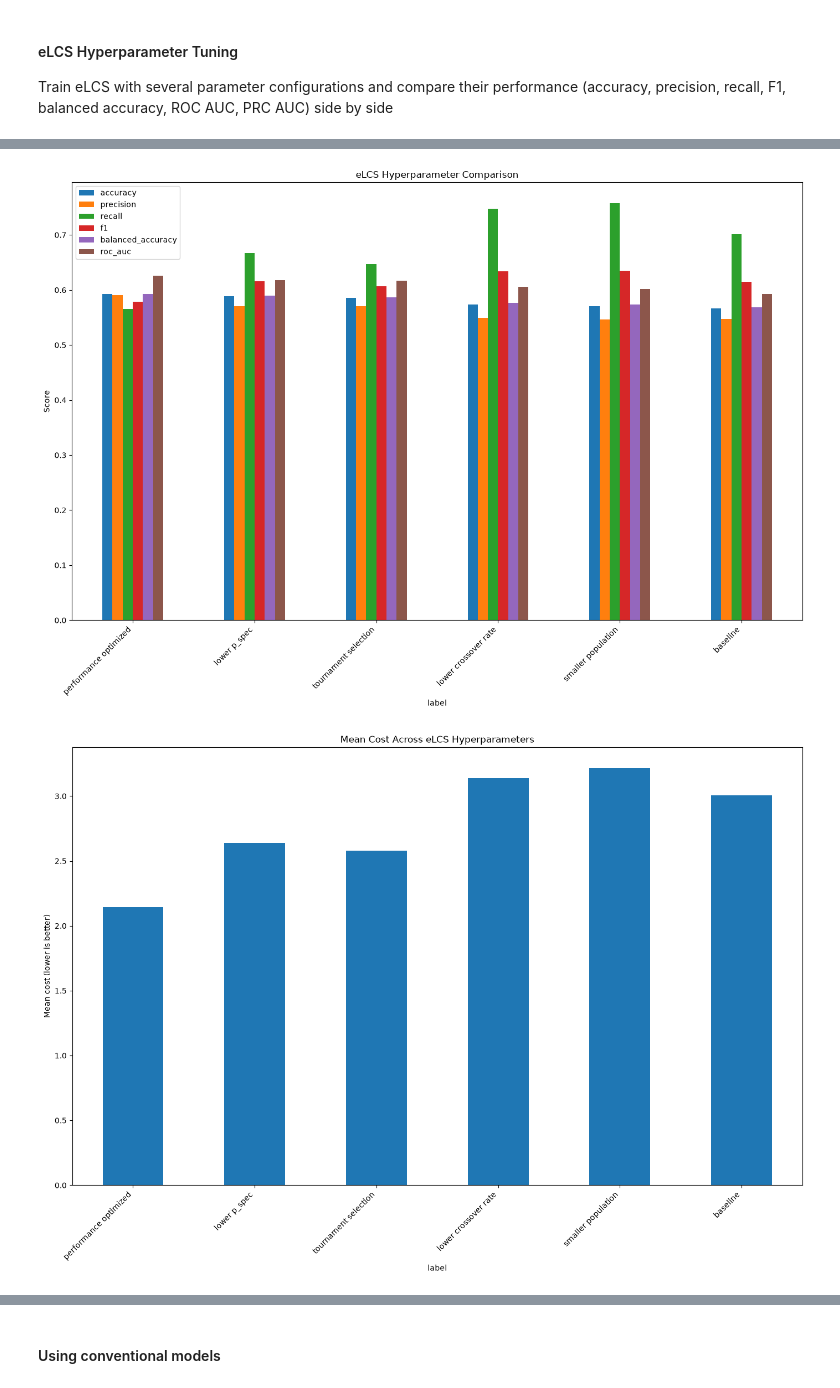
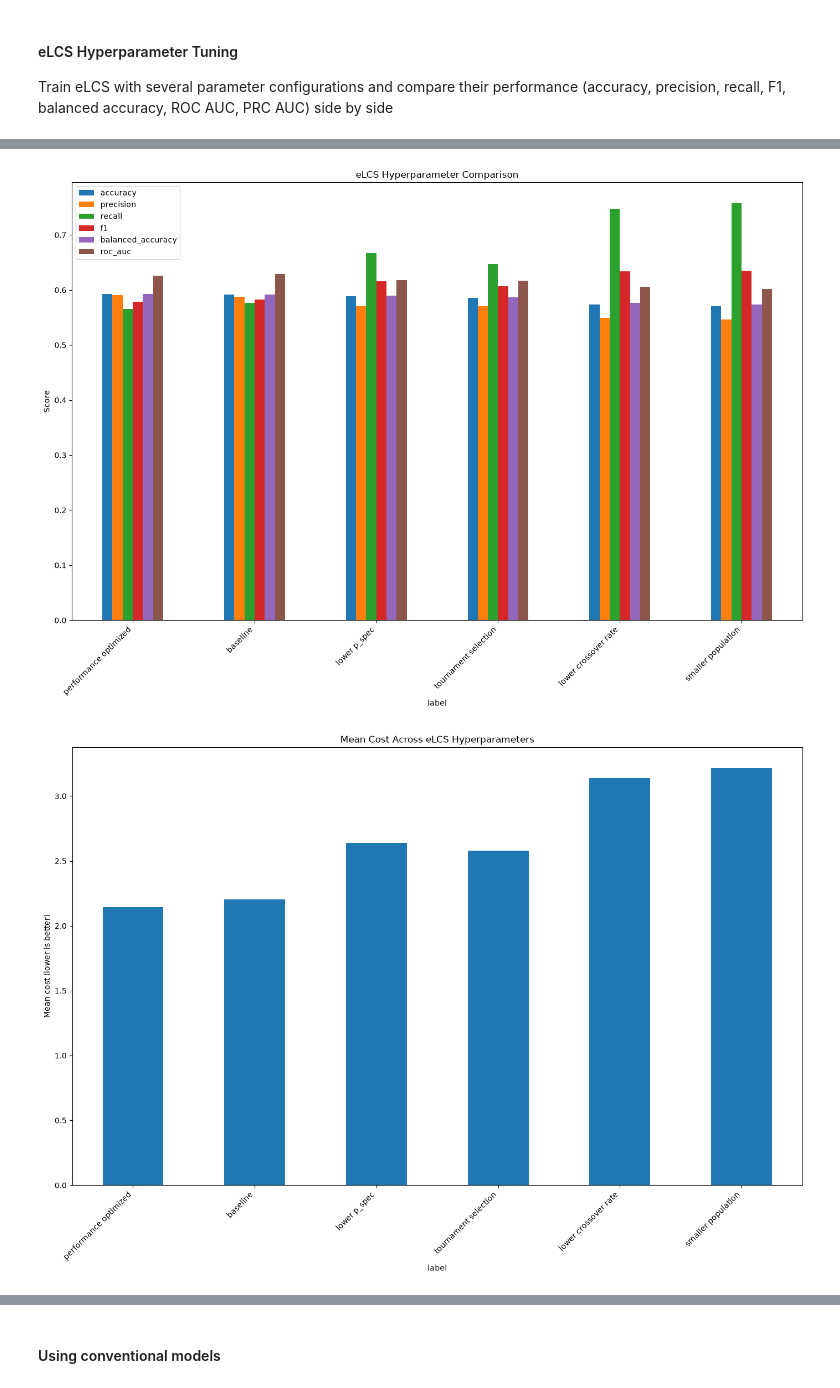
Before and after one commit to adithya-blip111/data_ai_project, a Jupyter notebook: src/data_ai_project_p2_lcs_improved.ipynb, the cells around one changed output, grey strips where cells are left out. Cells and saved outputs as stored; diff of their text form; code cells hidden in the pictures.

```diff
--- a/src/data_ai_project_p2_lcs_improved.ipynb
+++ b/src/data_ai_project_p2_lcs_improved.ipynb
@@ -1181,16 +1181,7 @@ training_iterations = 2000
 track_accuracy_while_fit = False
 
 elcs_param_grid = {
-    f"baseline": dict(
-        learning_iterations=training_iterations,
-        N=1000,
-        p_spec=0.5,
-        nu=5,
-        chi=0.8,
-        mu=0.04,
-        track_accuracy_while_fit=track_accuracy_while_fit,
-        random_state=42,
-    ),
+    f"baseline": dict(),
     # "larger population (N=2000)": dict(
     #     learning_iterations=training_iterations,
     #     N=2000,
@@ -1322,7 +1313,7 @@ elcs_param_grid = {
     "performance optimized": dict(
         learning_iterations=len(
             X_train_raw
-        ),  # Higher value gives better accuracy during test runs
+        ),  # Higher value gave better accuracy during test runs
         N=500,
         p_spec=0.3,
         nu=5,
@@ -1372,5 +1363,5 @@ All eLCS options ranked by balanced accuracy:
-[figure, old version]
+[figure, new version]
-[figure, old version]
+[figure, new version]
 # %%
 # Pool rules from the top 3 ranked configurations, then rank all rules together.
 # Rule strength is a heuristic: fitness multiplied by classifier numerosity.
```
Also changed, not shown: parts of 2 cells of this notebook, 9 other files.
